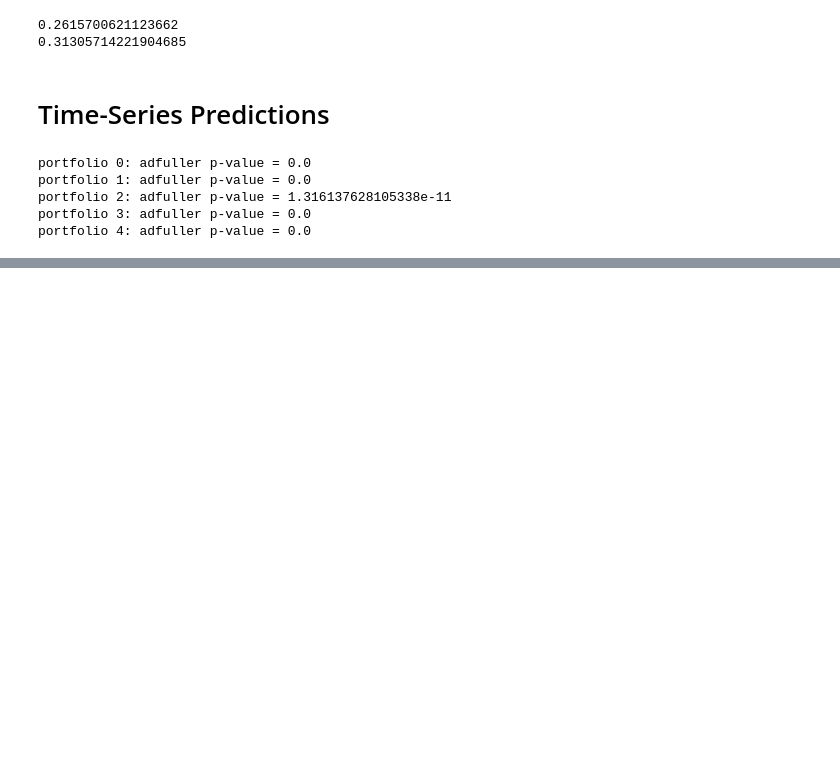
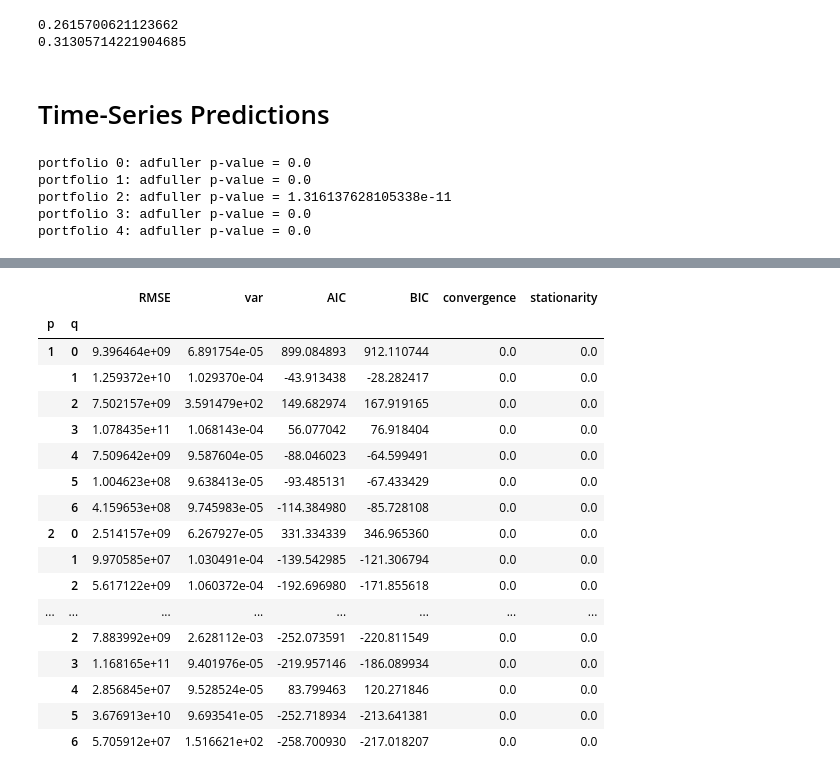
Before and after one commit to david-meltzer/ML_finance, a Jupyter notebook: personal/Eigenportfolios.ipynb, the cells around one changed output, grey strips where cells are left out. Cells and saved outputs as stored; diff of their text form; code cells hidden in the pictures; blank space fills up the shorter version.

```diff
--- a/personal/Eigenportfolios.ipynb
+++ b/personal/Eigenportfolios.ipynb
@@ -855,0 +1058,7 @@ df_DJI_arima_results.to_csv('./DJI_arima_results.csv')
+# %%
+df_DJI_GARCH_results = pd.DataFrame(DJI_GARCH_results).T
+df_DJI_GARCH_results.columns = ['RMSE','var', 'AIC', 'BIC', 'convergence', 'stationarity']
+df_DJI_GARCH_results.index.names = ['i','p', 'q']
+
+
+df_DJI_GARCH_results.to_csv('./results/df_DJI_GARCH_results.csv')
@@ -855,0 +1076,21 @@ df_DJI_arima_results.to_csv('./DJI_arima_results.csv')
+# %%
+df_DJI_GARCH_results.loc[2][df_DJI_GARCH_results.loc[2,'stationarity']==0]
+# %% [output]
+|  |  | RMSE | var | AIC | BIC | convergence | stationarity |
+| p | q |  |  |  |  |  |  |
+| 1 | 0 | 9.396464e+09 | 6.891754e-05 | 899.084893 | 912.110744 | 0.0 | 0.0 |
+|  | 1 | 1.259372e+10 | 1.029370e-04 | -43.913438 | -28.282417 | 0.0 | 0.0 |
+|  | 2 | 7.502157e+09 | 3.591479e+02 | 149.682974 | 167.919165 | 0.0 | 0.0 |
+|  | 3 | 1.078435e+11 | 1.068143e-04 | 56.077042 | 76.918404 | 0.0 | 0.0 |
+|  | 4 | 7.509642e+09 | 9.587604e-05 | -88.046023 | -64.599491 | 0.0 | 0.0 |
+|  | 5 | 1.004623e+08 | 9.638413e-05 | -93.485131 | -67.433429 | 0.0 | 0.0 |
+|  | 6 | 4.159653e+08 | 9.745983e-05 | -114.384980 | -85.728108 | 0.0 | 0.0 |
+| 2 | 0 | 2.514157e+09 | 6.267927e-05 | 331.334339 | 346.965360 | 0.0 | 0.0 |
+|  | 1 | 9.970585e+07 | 1.030491e-04 | -139.542985 | -121.306794 | 0.0 | 0.0 |
+|  | 2 | 5.617122e+09 | 1.060372e-04 | -192.696980 | -171.855618 | 0.0 | 0.0 |
+| ... | ... | ... | ... | ... | ... | ... | ... |
+|  | 2 | 7.883992e+09 | 2.628112e-03 | -252.073591 | -220.811549 | 0.0 | 0.0 |
+|  | 3 | 1.168165e+11 | 9.401976e-05 | -219.957146 | -186.089934 | 0.0 | 0.0 |
+|  | 4 | 2.856845e+07 | 9.528524e-05 | 83.799463 | 120.271846 | 0.0 | 0.0 |
+|  | 5 | 3.676913e+10 | 9.693541e-05 | -252.718934 | -213.641381 | 0.0 | 0.0 |
+|  | 6 | 5.705912e+07 | 1.516621e+02 | -258.700930 | -217.018207 | 0.0 | 0.0 |
```
Also changed, not shown: parts of 33 cells of this notebook, 6 other files.
